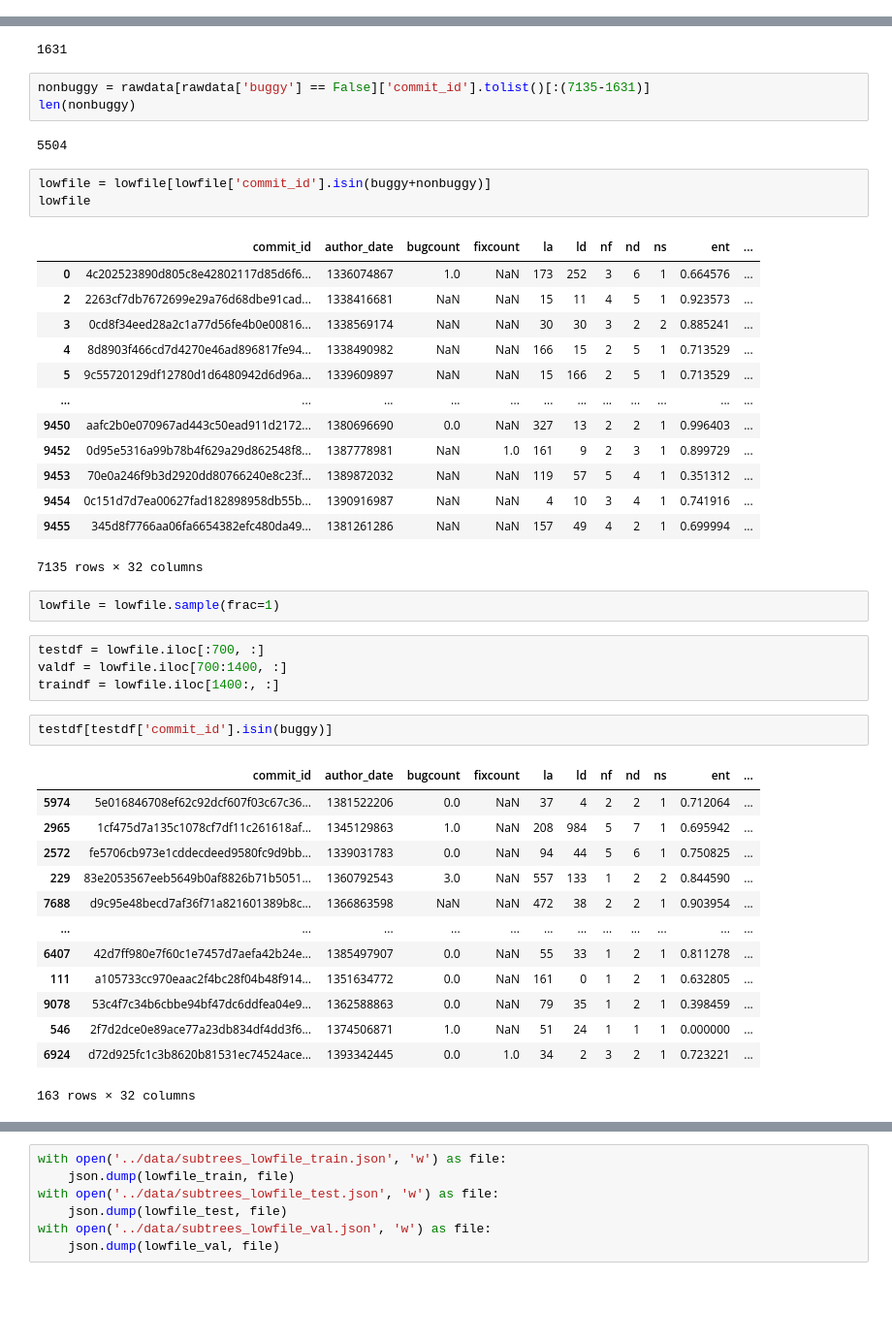
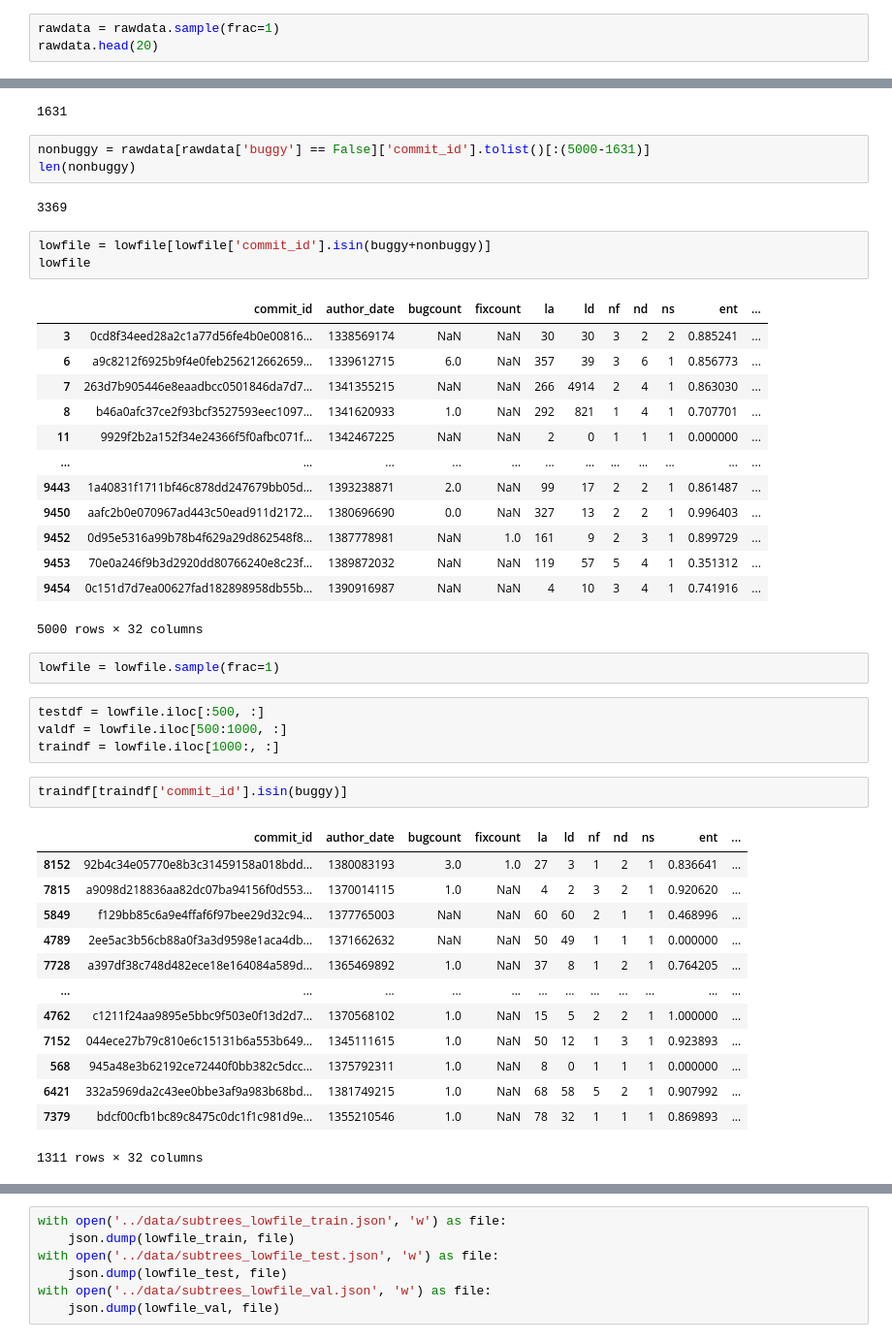
Before and after one commit to uw-swag/jit-bugpred, a Jupyter notebook: notebooks/moving_target.ipynb, the cells around one changed output, grey strips where cells are left out. Shown at 97% size. Saved outputs shown, nothing was run; the diff lists cells and outputs as text; blank space fills up the shorter version.

```diff
--- a/notebooks/moving_target.ipynb
+++ b/notebooks/moving_target.ipynb
@@ -607,3 +601,6 @@ rawdata
 | 12371 | 26850 | 26850 | fff46247c058e69fcdf25e6845c34509f... | 1357859567 | 0 | 0 | 73 | 14 | 5 | 2 | ... |
 | 12372 | 26854 | 26854 | fffc95c3ccb01333becc86e0cb4c67cf5... | 1373985563 | 0 | 0 | 235 | 12 | 4 | 4 | ... |
 8399 rows × 38 columns
+# %%
+rawdata = rawdata.sample(frac=1)
+rawdata.head(20)
@@ -613,49 +629,49 @@ len(buggy)
 # %% [output]
 1631
 # %%
-nonbuggy = rawdata[rawdata['buggy'] == False]['commit_id'].tolist()[:(7135-1631)]
+nonbuggy = rawdata[rawdata['buggy'] == False]['commit_id'].tolist()[:(5000-1631)]
 len(nonbuggy)
 # %% [output]
-5504
+3369
 # %%
 lowfile = lowfile[lowfile['commit_id'].isin(buggy+nonbuggy)]
 lowfile
 # %% [output]
 |  | commit_id | author_date | bugcount | fixcount | la | ld | nf | nd | ns | ent | ... |
-| 0 | 4c202523890d805c8e42802117d85d6f6... | 1336074867 | 1.0 | NaN | 173 | 252 | 3 | 6 | 1 | 0.664576 | ... |
-| 2 | 2263cf7db7672699e29a76d68dbe91cad... | 1338416681 | NaN | NaN | 15 | 11 | 4 | 5 | 1 | 0.923573 | ... |
 | 3 | 0cd8f34eed28a2c1a77d56fe4b0e00816... | 1338569174 | NaN | NaN | 30 | 30 | 3 | 2 | 2 | 0.885241 | ... |
-| 4 | 8d8903f466cd7d4270e46ad896817fe94... | 1338490982 | NaN | NaN | 166 | 15 | 2 | 5 | 1 | 0.713529 | ... |
-| 5 | 9c55720129df12780d1d6480942d6d96a... | 1339609897 | NaN | NaN | 15 | 166 | 2 | 5 | 1 | 0.713529 | ... |
+| 6 | a9c8212f6925b9f4e0feb256212662659... | 1339612715 | 6.0 | NaN | 357 | 39 | 3 | 6 | 1 | 0.856773 | ... |
+| 7 | 263d7b905446e8eaadbcc0501846da7d7... | 1341355215 | NaN | NaN | 266 | 4914 | 2 | 4 | 1 | 0.863030 | ... |
+| 8 | b46a0afc37ce2f93bcf3527593eec1097... | 1341620933 | 1.0 | NaN | 292 | 821 | 1 | 4 | 1 | 0.707701 | ... |
+| 11 | 9929f2b2a152f34e24366f5f0afbc071f... | 1342467225 | NaN | NaN | 2 | 0 | 1 | 1 | 1 | 0.000000 | ... |
 | ... | ... | ... | ... | ... | ... | ... | ... | ... | ... | ... | ... |
+| 9443 | 1a40831f1711bf46c878dd247679bb05d... | 1393238871 | 2.0 | NaN | 99 | 17 | 2 | 2 | 1 | 0.861487 | ... |
 | 9450 | aafc2b0e070967ad443c50ead911d2172... | 1380696690 | 0.0 | NaN | 327 | 13 | 2 | 2 | 1 | 0.996403 | ... |
 | 9452 | 0d95e5316a99b78b4f629a29d862548f8... | 1387778981 | NaN | 1.0 | 161 | 9 | 2 | 3 | 1 | 0.899729 | ... |
 | 9453 | 70e0a246f9b3d2920dd80766240e8c23f... | 1389872032 | NaN | NaN | 119 | 57 | 5 | 4 | 1 | 0.351312 | ... |
 | 9454 | 0c151d7d7ea00627fad182898958db55b... | 1390916987 | NaN | NaN | 4 | 10 | 3 | 4 | 1 | 0.741916 | ... |
-| 9455 | 345d8f7766aa06fa6654382efc480da49... | 1381261286 | NaN | NaN | 157 | 49 | 4 | 2 | 1 | 0.699994 | ... |
-7135 rows × 32 columns
+5000 rows × 32 columns
 # %%
 lowfile = lowfile.sample(frac=1)
 # %%
-testdf = lowfile.iloc[:700, :]
-valdf = lowfile.iloc[700:1400, :]
-traindf = lowfile.iloc[1400:, :]
+testdf = lowfile.iloc[:500, :]
+valdf = lowfile.iloc[500:1000, :]
+traindf = lowfile.iloc[1000:, :]
 # %%
-testdf[testdf['commit_id'].isin(buggy)]
+traindf[traindf['commit_id'].isin(buggy)]
 # %% [output]
 |  | commit_id | author_date | bugcount | fixcount | la | ld | nf | nd | ns | ent | ... |
-| 5974 | 5e016846708ef62c92dcf607f03c67c36... | 1381522206 | 0.0 | NaN | 37 | 4 | 2 | 2 | 1 | 0.712064 | ... |
-| 2965 | 1cf475d7a135c1078cf7df11c261618af... | 1345129863 | 1.0 | NaN | 208 | 984 | 5 | 7 | 1 | 0.695942 | ... |
-| 2572 | fe5706cb973e1cddecdeed9580fc9d9bb... | 1339031783 | 0.0 | NaN | 94 | 44 | 5 | 6 | 1 | 0.750825 | ... |
-| 229 | 83e2053567eeb5649b0af8826b71b5051... | 1360792543 | 3.0 | NaN | 557 | 133 | 1 | 2 | 2 | 0.844590 | ... |
-| 7688 | d9c95e48becd7af36f71a821601389b8c... | 1366863598 | NaN | NaN | 472 | 38 | 2 | 2 | 1 | 0.903954 | ... |
+| 8152 | 92b4c34e05770e8b3c31459158a018bdd... | 1380083193 | 3.0 | 1.0 | 27 | 3 | 1 | 2 | 1 | 0.836641 | ... |
+| 7815 | a9098d218836aa82dc07ba94156f0d553... | 1370014115 | 1.0 | NaN | 4 | 2 | 3 | 2 | 1 | 0.920620 | ... |
+| 5849 | f129bb85c6a9e4ffaf6f97bee29d32c94... | 1377765003 | NaN | NaN | 60 | 60 | 2 | 1 | 1 | 0.468996 | ... |
+| 4789 | 2ee5ac3b56cb88a0f3a3d9598e1aca4db... | 1371662632 | NaN | NaN | 50 | 49 | 1 | 1 | 1 | 0.000000 | ... |
+| 7728 | a397df38c748d482ece18e164084a589d... | 1365469892 | 1.0 | NaN | 37 | 8 | 1 | 2 | 1 | 0.764205 | ... |
 | ... | ... | ... | ... | ... | ... | ... | ... | ... | ... | ... | ... |
-| 6407 | 42d7ff980e7f60c1e7457d7aefa42b24e... | 1385497907 | 0.0 | NaN | 55 | 33 | 1 | 2 | 1 | 0.811278 | ... |
-| 111 | a105733cc970eaac2f4bc28f04b48f914... | 1351634772 | 0.0 | NaN | 161 | 0 | 1 | 2 | 1 | 0.632805 | ... |
-| 9078 | 53c4f7c34b6cbbe94bf47dc6ddfea04e9... | 1362588863 | 0.0 | NaN | 79 | 35 | 1 | 2 | 1 | 0.398459 | ... |
-| 546 | 2f7d2dce0e89ace77a23db834df4dd3f6... | 1374506871 | 1.0 | NaN | 51 | 24 | 1 | 1 | 1 | 0.000000 | ... |
-| 6924 | d72d925fc1c3b8620b81531ec74524ace... | 1393342445 | 0.0 | 1.0 | 34 | 2 | 3 | 2 | 1 | 0.723221 | ... |
+| 4762 | c1211f24aa9895e5bbc9f503e0f13d2d7... | 1370568102 | 1.0 | NaN | 15 | 5 | 2 | 2 | 1 | 1.000000 | ... |
+| 7152 | 044ece27b79c810e6c15131b6a553b649... | 1345111615 | 1.0 | NaN | 50 | 12 | 1 | 3 | 1 | 0.923893 | ... |
+| 568 | 945a48e3b62192ce72440f0bb382c5dcc... | 1375792311 | 1.0 | NaN | 8 | 0 | 1 | 1 | 1 | 0.000000 | ... |
+| 6421 | 332a5969da2c43ee0bbe3af9a983b68bd... | 1381749215 | 1.0 | NaN | 68 | 58 | 5 | 2 | 1 | 0.907992 | ... |
+| 7379 | bdcf00cfb1bc89c8475c0dc1f1c981d9e... | 1355210546 | 1.0 | NaN | 78 | 32 | 1 | 1 | 1 | 0.869893 | ... |
-163 rows × 32 columns
+1311 rows × 32 columns
 # %%
 len(testdf)
 # %% [output]
```
Also changed, not shown: parts of 6 cells of this notebook, 5 other files.
